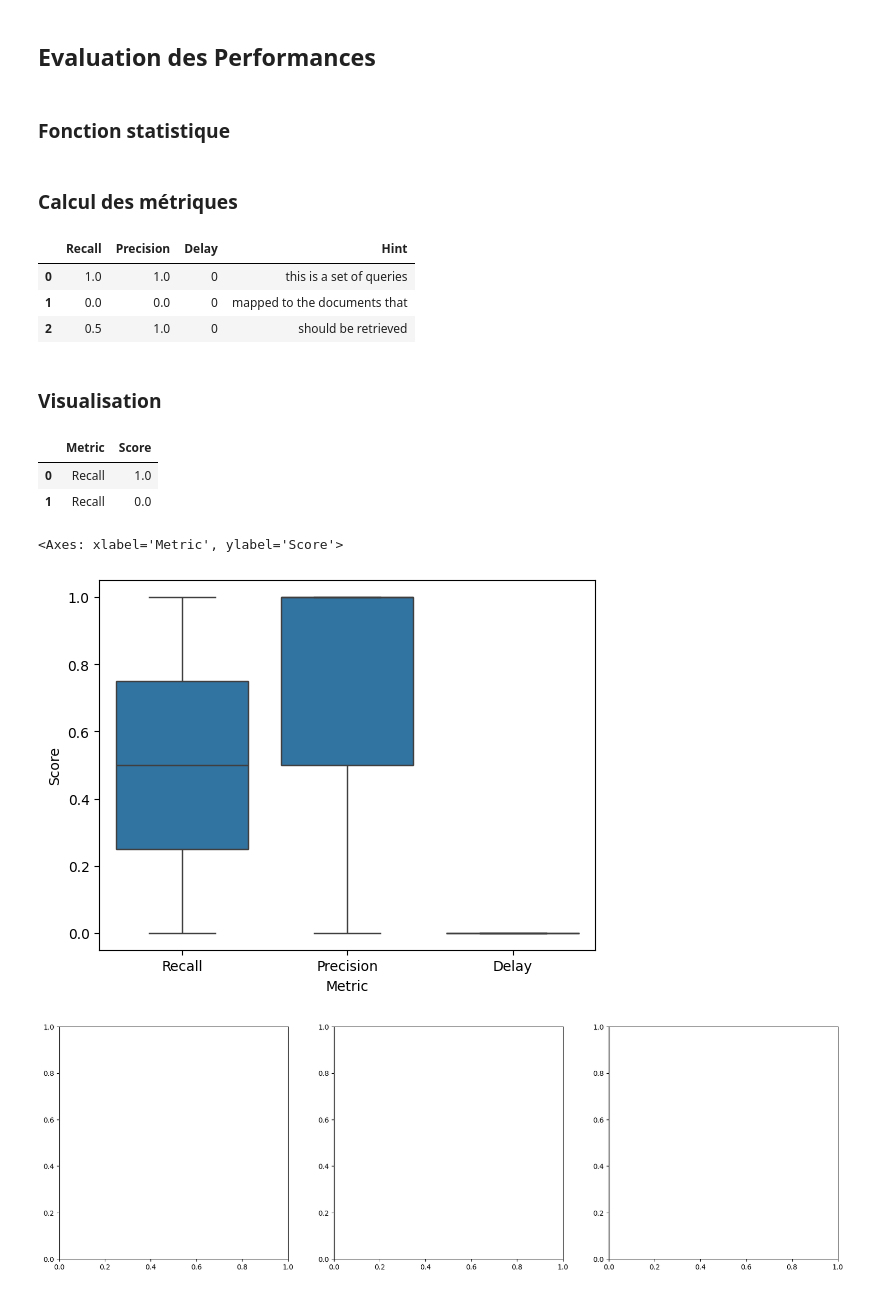
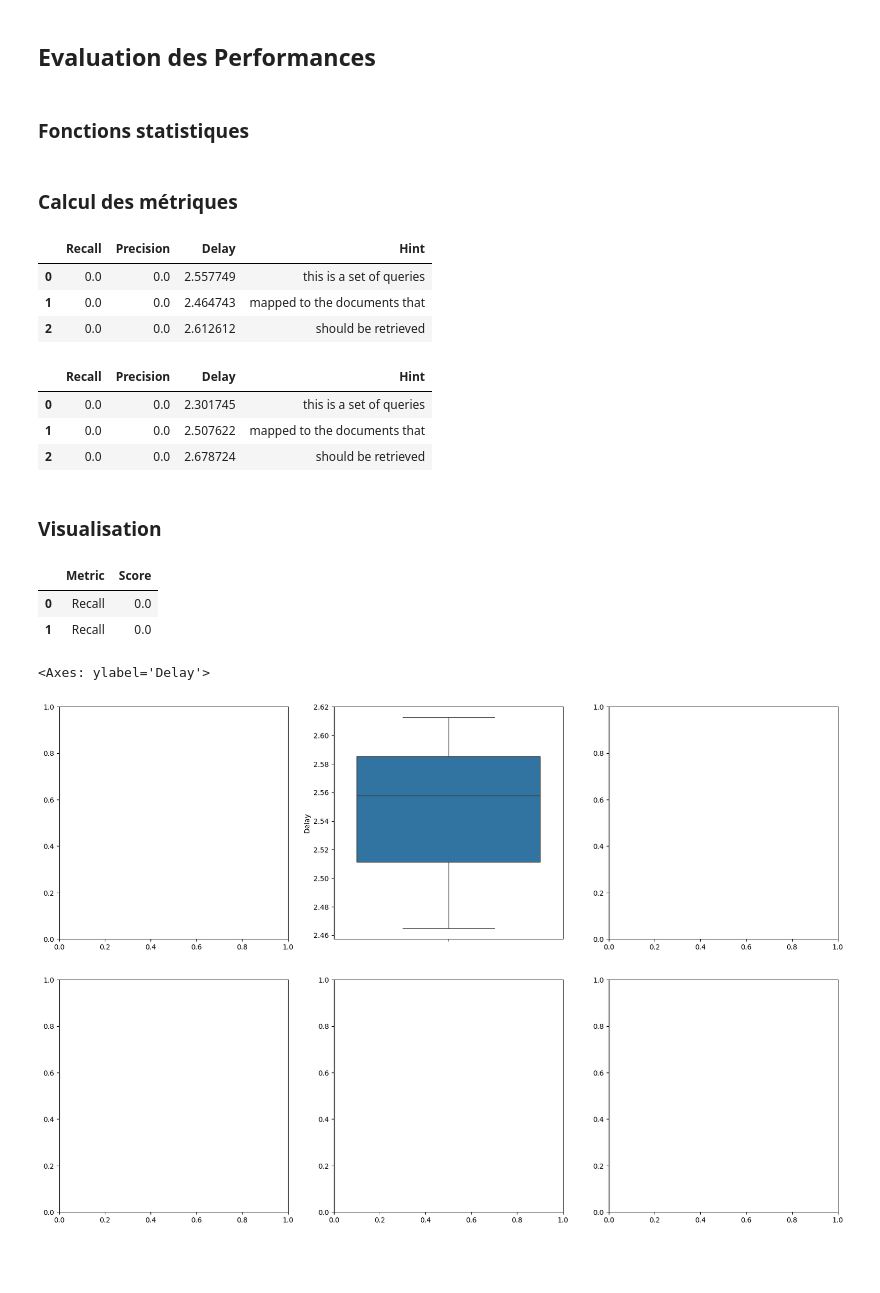
Before and after one commit to Ryustiel/LO17, a Jupyter notebook: evaluation.ipynb, the cells around one changed output. Saved outputs shown, nothing was run; the diff lists cells and outputs as text; code cells hidden in the pictures; blank space fills up the shorter version.

```diff
--- a/evaluation.ipynb
+++ b/evaluation.ipynb
@@ -27,7 +27,7 @@ with open(XML_INITIAL_FILE, "r", encoding="utf-8") as f:
     CORPUS = Corpus.model_validate_xml(f.read(), tags=STORAGE_TAGS)
 
 # 2. Charge l'Index inversé par zone
-INDEX = {}
+INDEX: Dict[str, InvertedIndex] = {}
 for zone, file in zip(["texte", "legendes", "titre"], [TEXTE_INDEX_FILE, LEGENDE_INDEX_FILE, TITRE_INDEX_FILE]):
     INDEX[zone] = InvertedIndex.from_dataframe(pandas.read_csv(file, sep="\t", encoding="utf-8"))
 
@@ -66,38 +55,50 @@ TRUTH: Dict[str, List[Document]] = {
     "should be retrieved": ["123", "456"],
 } # TODO : Récupérer les exemples de recherche de Raphael
 # %% [markdown]
-### Fonction statistique
+### Fonctions statistiques
 # %%
-resulting_docs: Callable[[str], List[Document]] = lambda x: ["123"]  # lambda x: [d.document_id for d in search(x)]
+search_function: Callable[[str], List[str]] = lambda x: [d.document_id for d in search(x)]
 # %% [markdown]
 ### Calcul des métriques
 # %%
-import pandas as pd
+import pandas, datetime
 
-DATA = pd.DataFrame(columns=["Recall", "Precision", "Delay", "Hint"])
+DATA: Dict[str, pandas.DataFrame] = {name: pandas.DataFrame(columns=["Recall", "Precision", "Delay", "Hint"]) for name in ["spacy", "stem"]}
 
-for query, truth in TRUTH.items():
-    results = resulting_docs(query)
+for layer, stat in zip(["spacy", "stem"], [search_function, search_function]):
 
-    row = {
-        "Recall":    len(set(results) & set(truth)) / len(truth),
-        "Precision": len(set(results) & set(truth)) / len(results),
-        "Delay":     0,
-        "Hint":      query,
-    }
+    for query, truth in TRUTH.items():
 
-    DATA = pd.concat([DATA, pd.DataFrame([row])], ignore_index=True)
+        start = datetime.datetime.now()
+        results = stat(query)
 
-DATA
+        row = {
+            "Recall":    len(set(results) & set(truth)) / len(truth),
+            "Precision": len(set(results) & set(truth)) / len(results) if len(results) > 0 else 0.0,
+            "Size":      len(results),
+            "Delay":     (datetime.datetime.now() - start).total_seconds(),
+            "Hint":      query,
+        }
+
+        DATA[layer] = pandas.concat([DATA[layer], pandas.DataFrame([row])], ignore_index=True)
+
+DATA["spacy"]
 # %% [output]
 |  | Recall | Precision | Delay | Hint |
-| 0 | 1.0 | 1.0 | 0 | this is a set of queries |
-| 1 | 0.0 | 0.0 | 0 | mapped to the documents that |
-| 2 | 0.5 | 1.0 | 0 | should be retrieved |
+| 0 | 0.0 | 0.0 | 2.557749 | this is a set of queries |
+| 1 | 0.0 | 0.0 | 2.464743 | mapped to the documents that |
+| 2 | 0.0 | 0.0 | 2.612612 | should be retrieved |
+# %%
+DATA["stem"]
+# %% [output]
+|  | Recall | Precision | Delay | Hint |
+| 0 | 0.0 | 0.0 | 2.301745 | this is a set of queries |
+| 1 | 0.0 | 0.0 | 2.507622 | mapped to the documents that |
+| 2 | 0.0 | 0.0 | 2.678724 | should be retrieved |
 # %% [markdown]
 ### Visualisation
 # %%
-df = DATA.melt(
+df = DATA["spacy"].melt(
     value_vars=["Recall","Precision","Delay"],
     var_name="Metric",
     value_name="Score"
@@ -105,17 +106,19 @@ df = DATA.melt(
 df.head(2)
 # %% [output]
 |  | Metric | Score |
-| 0 | Recall | 1.0 |
+| 0 | Recall | 0.0 |
 | 1 | Recall | 0.0 |
 # %%
 import matplotlib.pyplot as plt
 import seaborn as sns
 
+fig, axs = plt.subplots(1, 3, figsize=(20, 6))
+
 # Boxplots of the metrics
-sns.boxplot(x="Metric", y="Score", data=df)
+sns.boxplot(y="Delay", data=DATA["spacy"], ax=axs[1])
 # %% [output]
-<Axes: xlabel='Metric', ylabel='Score'>
+<Axes: ylabel='Delay'>
-[figure, old version]
+[figure, new version]
 # %%
 fig, axs = plt.subplots(1, 3, figsize=(20, 6))
 
```
Also changed, not shown: parts of 2 cells of this notebook, 2 other files.
